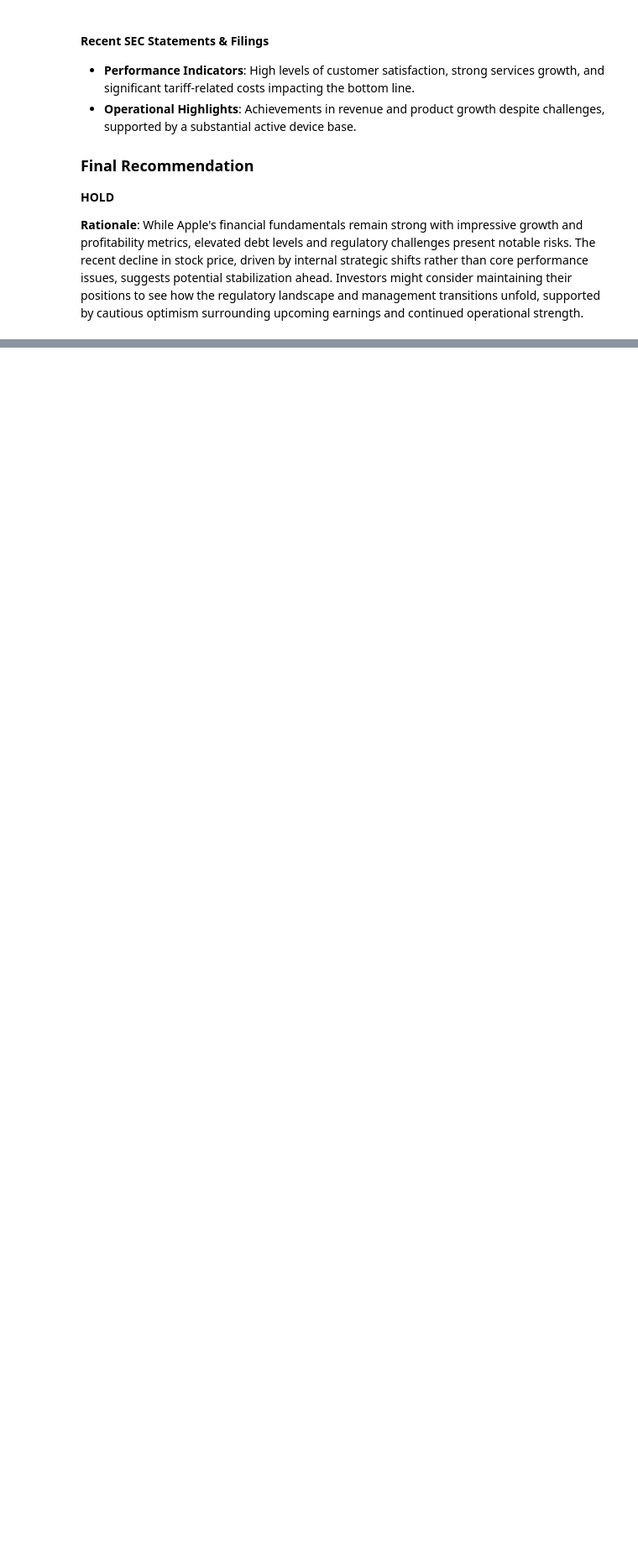
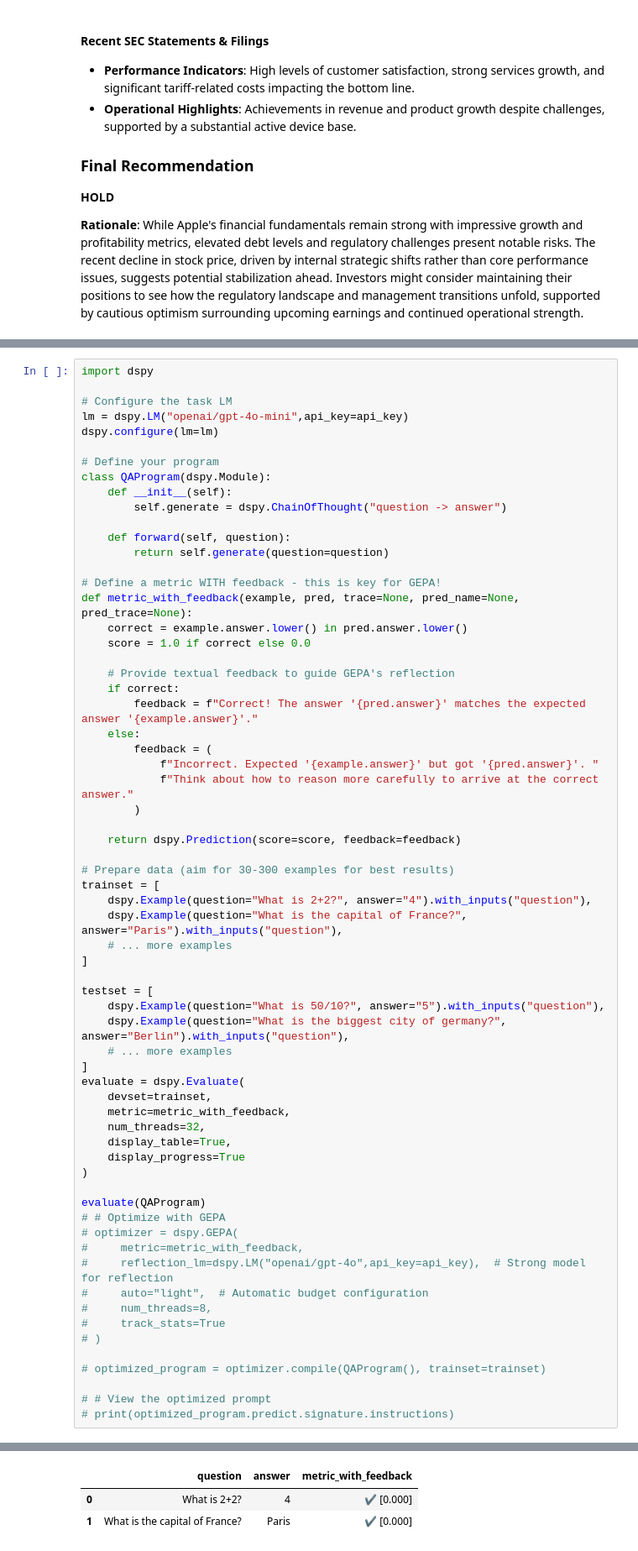
Before and after one commit to ashutoshgoswami05/Mutli-Agent-Finance-Crew-AgenticAI, a Jupyter notebook: agent.ipynb, the cells around one changed output, grey strips where cells are left out. Shown at 84% size. Cells and saved outputs as stored; diff of their text form; blank space fills up the shorter version.

Commit message:
Exploring Dspy with gepa prompt opitmizer

```diff
--- a/agent.ipynb
+++ b/agent.ipynb
@@ -364,0 +371,66 @@ display(Markdown(final_state.get("messages")[-1]))
+# %%
+import dspy
+
+# Configure the task LM
+lm = dspy.LM("openai/gpt-4o-mini",api_key=api_key)
+dspy.configure(lm=lm)
+
+# Define your program
+class QAProgram(dspy.Module):
+    def __init__(self):
+        self.generate = dspy.ChainOfThought("question -> answer")
+
+    def forward(self, question):
+        return self.generate(question=question)
+
+# Define a metric WITH feedback - this is key for GEPA!
+def metric_with_feedback(example, pred, trace=None, pred_name=None, pred_trace=None):
+    correct = example.answer.lower() in pred.answer.lower()
+    score = 1.0 if correct else 0.0
+
+    # Provide textual feedback to guide GEPA's reflection
+    if correct:
+        feedback = f"Correct! The answer '{pred.answer}' matches the expected answer '{example.answer}'."
+    else:
+        feedback = (
+            f"Incorrect. Expected '{example.answer}' but got '{pred.answer}'. "
+            f"Think about how to reason more carefully to arrive at the correct answer."
+        )
+
+    return dspy.Prediction(score=score, feedback=feedback)
+
+# Prepare data (aim for 30-300 examples for best results)
+trainset = [
+    dspy.Example(question="What is 2+2?", answer="4").with_inputs("question"),
+    dspy.Example(question="What is the capital of France?", answer="Paris").with_inputs("question"),
+    # ... more examples
+]
+
+testset = [
+    dspy.Example(question="What is 50/10?", answer="5").with_inputs("question"),
+    dspy.Example(question="What is the biggest city of germany?", answer="Berlin").with_inputs("question"),
+    # ... more examples
+]
+evaluate = dspy.Evaluate(
+    devset=trainset,
+    metric=metric_with_feedback,
+    num_threads=32,
+    display_table=True,
+    display_progress=True
+)
+
+evaluate(QAProgram)
+# # Optimize with GEPA
+# optimizer = dspy.GEPA(
+#     metric=metric_with_feedback,
+#     reflection_lm=dspy.LM("openai/gpt-4o",api_key=api_key),  # Strong model for reflection
+#     auto="light",  # Automatic budget configuration
+#     num_threads=8,
+#     track_stats=True
+# )
+
+# optimized_program = optimizer.compile(QAProgram(), trainset=trainset)
+
+# # View the optimized prompt
+# print(optimized_program.predict.signature.instructions)
+# %% [output]
@@ -364,0 +440,3 @@ display(Markdown(final_state.get("messages")[-1]))
+|  | question | answer | metric_with_feedback |
+| 0 | What is 2+2? | 4 | ✔️ [0.000] |
+| 1 | What is the capital of France? | Paris | ✔️ [0.000] |
```
Also changed, not shown: parts of 4 cells of this notebook.
